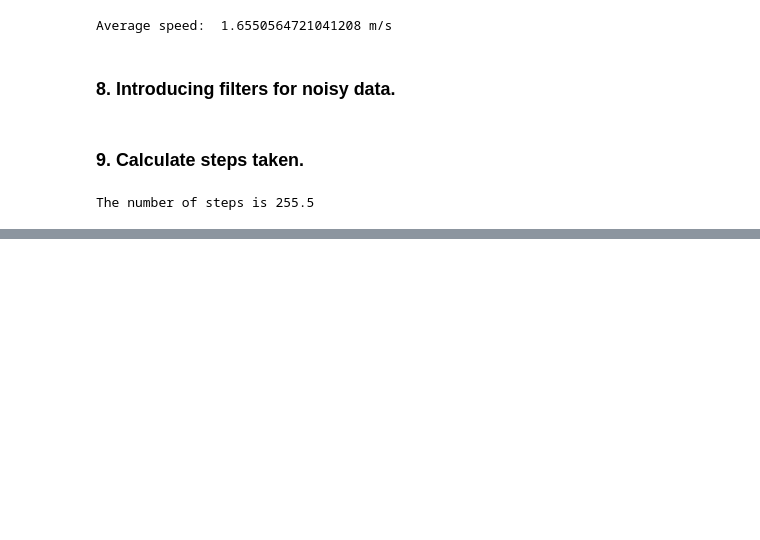
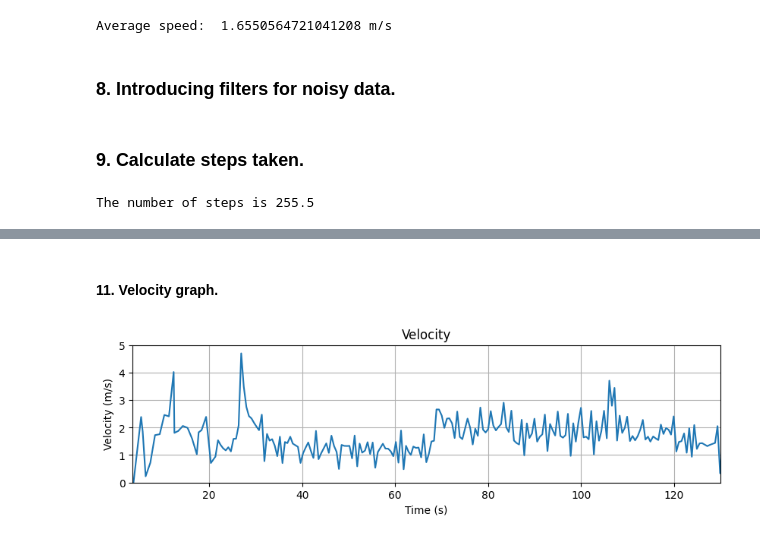
Before and after one commit to eveliinahampus/physics-project, a Jupyter notebook: hampusE.ipynb, the cells around one changed output, grey strips where cells are left out. Drawn from its saved outputs; the diff is of its cells as text; code cells hidden in the pictures; blank space fills up the shorter version.

```diff
--- a/hampusE.ipynb
+++ b/hampusE.ipynb
@@ -187,0 +205,17 @@ The number of steps is 255.5
+# %% [markdown]
+#### 11. Velocity graph.
+# %%
+#Velocity
+plt.figure(figsize=(10, 8))
+plt.subplot(3,1,2)
+plt.plot(gps_data['seconds_elapsed'], gps_data['velocity'])
+#plt.plot(data['Time (s)'], data['Speed (m/s)']) #app didn't record speed properly
+#plt.legend(['Velocity from GPS', 'Velocity from app'])
+plt.grid()
+plt.title('Velocity')
+plt.xlabel('Time (s)')
+plt.ylabel('Velocity (m/s)')
+plt.axis([3.5, 130 , 0, 5])
+plt.show()
+# %% [output]
+[figure, added]
```
Also changed, not shown: parts of 6 cells of this notebook.
